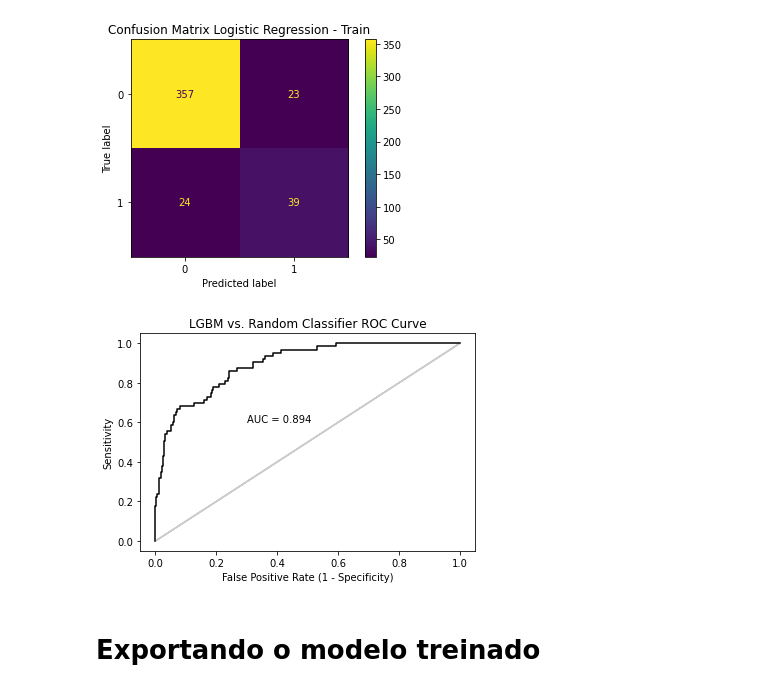
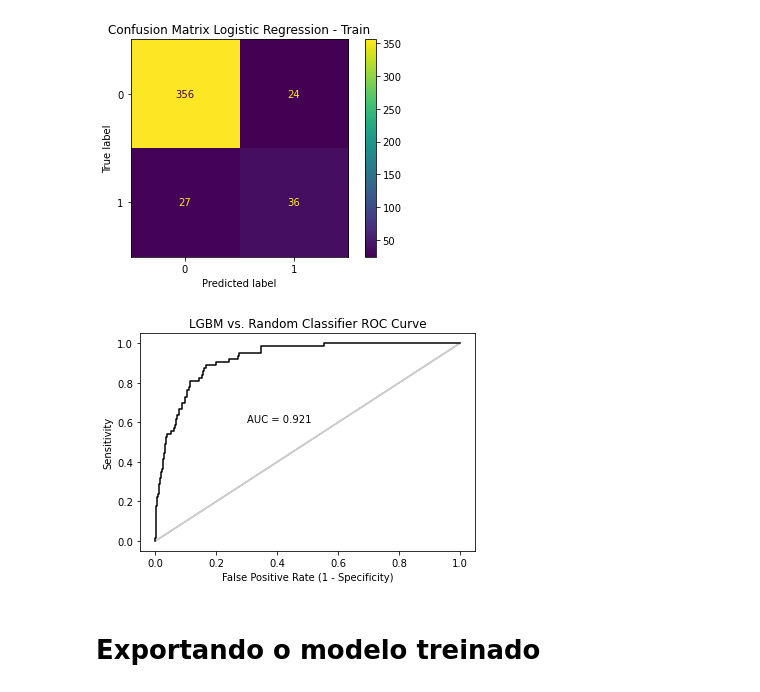
Before and after one commit to thiago-osorio/ifood-marketing-prediction, a Jupyter notebook: notebooks/ifood.ipynb, the cells around one changed output. Saved outputs shown, nothing was run; the diff lists cells and outputs as text; code cells hidden in the pictures.

Commit message:
Ajustes no modelo

```diff
--- a/notebooks/ifood.ipynb
+++ b/notebooks/ifood.ipynb
@@ -428,6 +429,12 @@ X = df_dummy.drop('Response', axis=1)
 y = df_dummy['Response']
 # %%
 X_train, X_test, y_train, y_test = train_test_split(X, y, train_size=0.8, random_state=123)
+# %%
+scaler = MinMaxScaler()
+scaler.fit(X_train)
+
+X_train_standard = scaler.fit_transform(X_train)
+X_test_standard = scaler.transform(X_test)
 # %% [markdown]
 ### Dummy Estimator
 # %%
@@ -495,6 +539,8 @@ for resampler in resamples:
 # %%
-res = ADASYN()
+res = SMOTE()
 X_res, y_res = res.fit_resample(X_train, y_train)
+# %%
+X_res_standard, y_res_standard = res.fit_resample(X_train_standard, y_train)
 # %% [markdown]
 ### Métodos
 # %%
@@ -548,8 +621,8 @@ rs_params = {
 'subsample': skopt.space.Real(0.1, 1.0)
 }
 # %%
-rs = RandomizedSearchCV(estimator=LGBMClassifier(), param_distributions=rs_params, cv=skf, scoring='accuracy', verbose=1)
-rs.fit(X_res, y_res)
+rs = RandomizedSearchCV(estimator=LGBMClassifier(), param_distributions=rs_params, cv=skf, scoring='precision', verbose=1)
+rs.fit(X_res_standard, y_res_standard)
 # %% [output]
 Fitting 10 folds for each of 10 candidates, totalling 100 fits
 RandomizedSearchCV(cv=StratifiedKFold(n_splits=10, random_state=123, shuffle=True),
@@ -613,23 +684,23 @@ plt.show()
 # %% [output]
 [figure]
 # %%
-modelo_probabilidades = lgbm_tuned.predict_proba(X_test)[:, 1]
+modelo_probabilidades = lgbm_tuned.predict_proba(X_test_standard)[:, 1]
 false_positive_rate_values, sensitivity_values, thresholds = metrics.roc_curve(y_test, modelo_probabilidades, pos_label=1)
 auc = round(metrics.roc_auc_score(y_test, modelo_probabilidades),3)
 
 plt.step(false_positive_rate_values, sensitivity_values, color='black', where='post')
 plt.xlabel('False Positive Rate (1 - Specificity)')
 plt.ylabel('Sensitivity')
 
 plt.step(np.arange(0, 1, 0.001), np.arange(0, 1, 0.001), color='black', alpha=0.2,
          where='post')
 plt.xlabel('False Positive Rate (1 - Specificity)')
 plt.ylabel('Sensitivity')
 plt.title('LGBM vs. Random Classifier ROC Curve')
 plt.annotate(f'AUC = {auc}', xy=(0.3, 0.6))
 
 plt.show()
 # %% [output]
-[figure, old version]
+[figure, new version]
 # %% [markdown]
 # Exportando o modelo treinado
```
Also changed, not shown: parts of 14 cells of this notebook, 1 other file.
